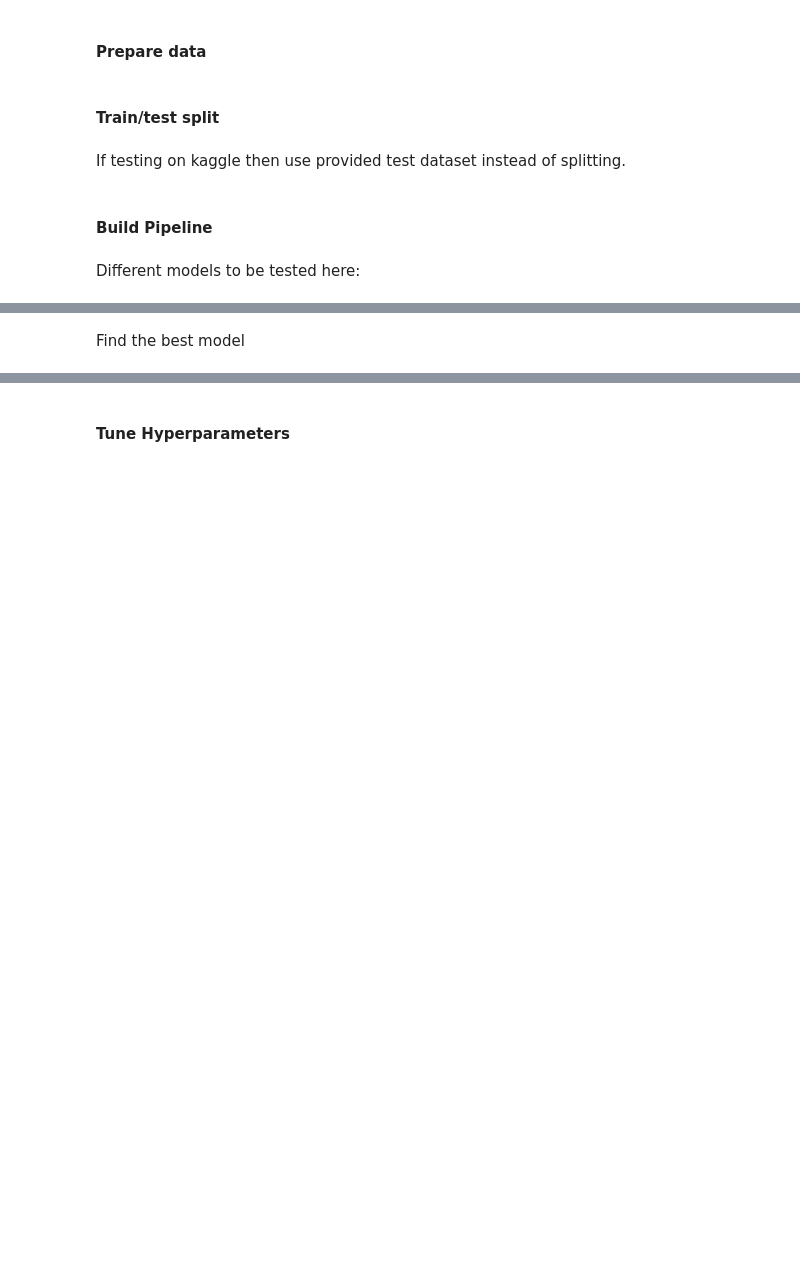
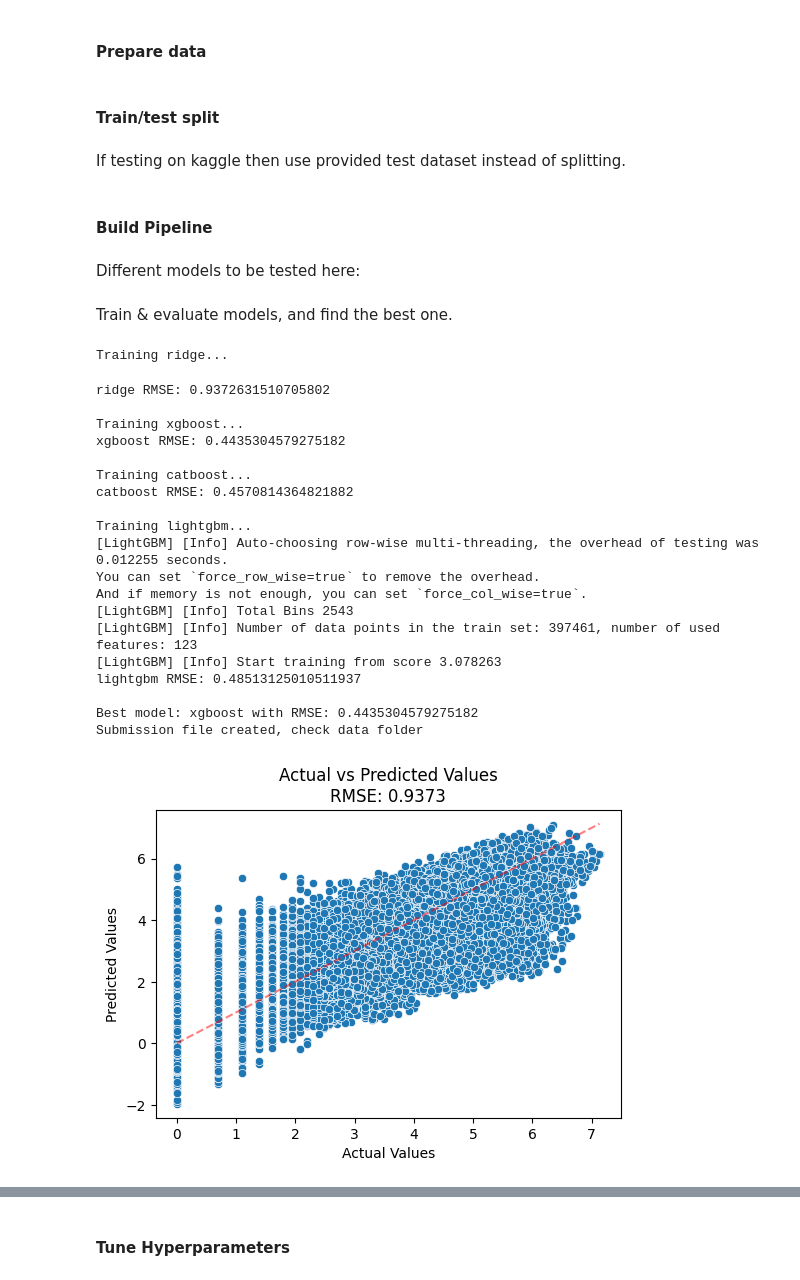
Before and after one commit to Vincent-Maladiere/bike_counters, a Jupyter notebook: code/model_testing.ipynb, the cells around one changed output, grey strips where cells are left out. Saved outputs shown, nothing was run; the diff lists cells and outputs as text; code cells hidden in the pictures; blank space fills up the shorter version.

```diff
--- a/code/model_testing.ipynb
+++ b/code/model_testing.ipynb
@@ -27,44 +28,82 @@ df_test_kaggle_cleaned = prepare_data(df_test_kaggle, df_ext)
 #### Train/test split
 # %%
 # Splitting the data
-X_train = df_train_cleaned.drop(columns=["log_bike_count", "bike_count", "date"])
+X_train = df_train_cleaned.drop(columns=["log_bike_count", "bike_count"])
 y_train = df_train_cleaned['log_bike_count']
 
 X_train, X_test, y_train, y_test = train_test_split(X_train, y_train, test_size=0.2, random_state=42)
-X_test_kaggle = df_test_kaggle # when testing on kaggle
+X_test_kaggle = df_test_kaggle_cleaned # when testing on kaggle
 # %% [markdown]
 If testing on kaggle then use provided test dataset instead of splitting.
 # %% [markdown]
 #### Build Pipeline
 # %% [markdown]
 Different models to be tested here:
+# %% [markdown]
+Train & evaluate models, and find the best one.
 # %%
 models = {
     # 'random_forest': RandomForestRegressor(
     #     n_estimators=100,
     #     random_state=42
     # ),
+
+    'ridge': Ridge(
+        random_state=42
+    ),
+
     'xgboost': xgb.XGBRegressor(
         n_estimators=100,
         random_state=42,
         enable_categorical=True  # Add this if you have categorical features
     ),
-    'ridge': Ridge(
-        random_state=42
-    ),
+
     'catboost': CatBoostRegressor(
         iterations=100,
         random_state=42,
         verbose=False
+    ),
+
+    'lightgbm': LGBMRegressor(
+        n_estimators=100,
+        random_state=42
     )
+
 }
 # %%
 results = {}
 for name, model in models.items():
     print(f"\nTraining {name}...")
     pipeline, rmse = train_and_evaluate_model(X_train, X_test, y_train, y_test, model)
     results[name] = {
         'pipeline': pipeline,
         'rmse': rmse
     }
     print(f"{name} RMSE: {rmse}")
+
+best_model = min(results.items(), key=lambda x: x[1]['rmse'])
+print(f"\nBest model: {best_model[0]} with RMSE: {best_model[1]['rmse']}")
+
+test_model_kaggle(best_model[1]['pipeline'], X_test_kaggle, best_model[0])
+# %% [output]
+Training ridge...
+ridge RMSE: 0.9372631510705802
+
+Training xgboost...
+xgboost RMSE: 0.4435304579275182
+
+Training catboost...
+catboost RMSE: 0.4570814364821882
+
+Training lightgbm...
+[LightGBM] [Info] Auto-choosing row-wise multi-threading, the overhead of testing was 0.012255 seconds.
+You can set `force_row_wise=true` to remove the overhead.
+And if memory is not enough, you can set `force_col_wise=true`.
+[LightGBM] [Info] Total Bins 2543
+[LightGBM] [Info] Number of data points in the train set: 397461, number of used features: 123
+[LightGBM] [Info] Start training from score 3.078263
+lightgbm RMSE: 0.48513125010511937
+
+Best model: xgboost with RMSE: 0.4435304579275182
+Submission file created, check data folder
+[figure, added]
@@ -71,2 +112,0 @@ for name, model in models.items():
-# %% [markdown]
-Find the best model
```
Also changed, not shown: parts of 11 cells of this notebook, 13 other files.
